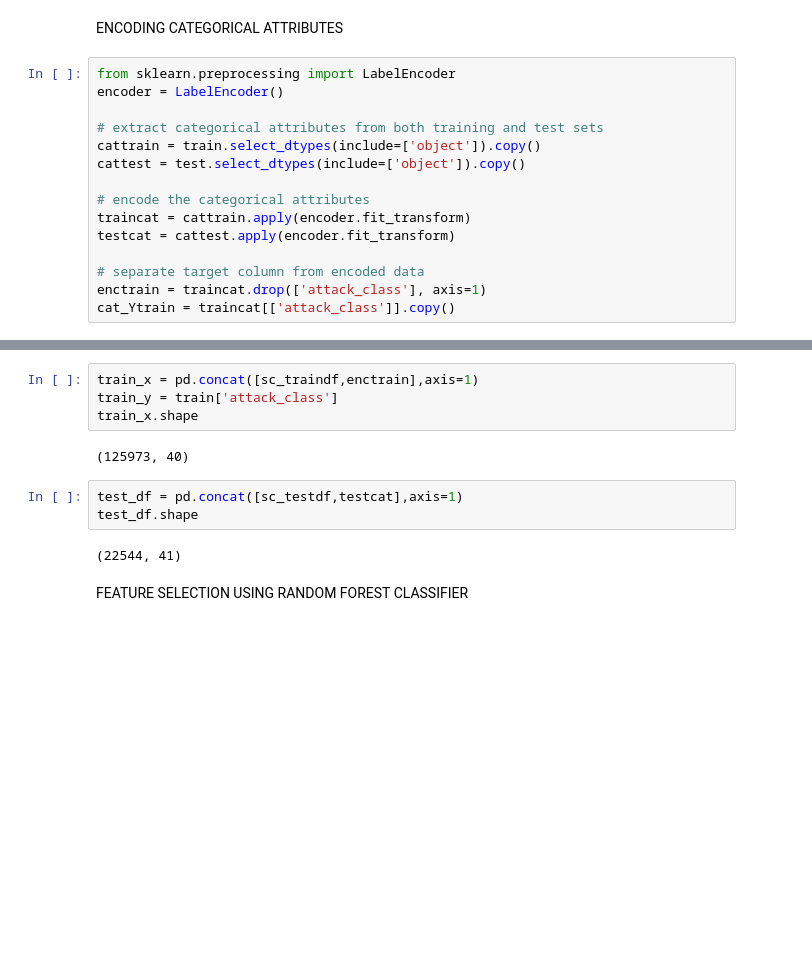
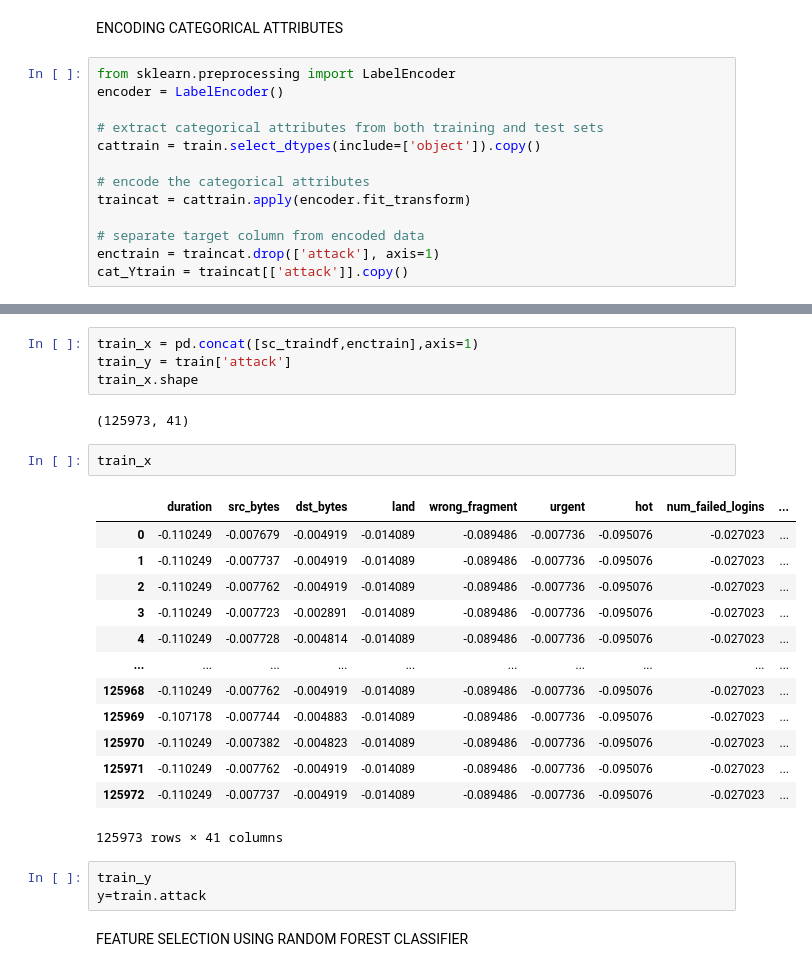
Before and after one commit to Logeshwari-2001/Anomaly, a Jupyter notebook: Anomaly_data_breach_final.ipynb, the cells around one changed output, grey strips where cells are left out. Saved outputs shown, nothing was run; the diff lists cells and outputs as text; blank space fills up the shorter version.

```diff
--- a/Anomaly_data_breach_final.ipynb
+++ b/Anomaly_data_breach_final.ipynb
@@ -213,12 +188,10 @@ encoder = LabelEncoder()
 
 # extract categorical attributes from both training and test sets
 cattrain = train.select_dtypes(include=['object']).copy()
-cattest = test.select_dtypes(include=['object']).copy()
 
 # encode the categorical attributes
 traincat = cattrain.apply(encoder.fit_transform)
-testcat = cattest.apply(encoder.fit_transform)
 
 # separate target column from encoded data
-enctrain = traincat.drop(['attack_class'], axis=1)
-cat_Ytrain = traincat[['attack_class']].copy()
+enctrain = traincat.drop(['attack'], axis=1)
+cat_Ytrain = traincat[['attack']].copy()
@@ -225,14 +226,28 @@ cat_Ytrain = traincat[['attack_class']].copy()
 # %%
 train_x = pd.concat([sc_traindf,enctrain],axis=1)
-train_y = train['attack_class']
+train_y = train['attack']
 train_x.shape
 # %% [output]
-(125973, 40)
+(125973, 41)
-# %%
-test_df = pd.concat([sc_testdf,testcat],axis=1)
-test_df.shape
-# %% [output]
-(22544, 41)
+# %%
+train_x
+# %% [output]
+|  | duration | src_bytes | dst_bytes | land | wrong_fragment | urgent | hot | num_failed_logins | ... |
+| 0 | -0.110249 | -0.007679 | -0.004919 | -0.014089 | -0.089486 | -0.007736 | -0.095076 | -0.027023 | ... |
+| 1 | -0.110249 | -0.007737 | -0.004919 | -0.014089 | -0.089486 | -0.007736 | -0.095076 | -0.027023 | ... |
+| 2 | -0.110249 | -0.007762 | -0.004919 | -0.014089 | -0.089486 | -0.007736 | -0.095076 | -0.027023 | ... |
+| 3 | -0.110249 | -0.007723 | -0.002891 | -0.014089 | -0.089486 | -0.007736 | -0.095076 | -0.027023 | ... |
+| 4 | -0.110249 | -0.007728 | -0.004814 | -0.014089 | -0.089486 | -0.007736 | -0.095076 | -0.027023 | ... |
+| ... | ... | ... | ... | ... | ... | ... | ... | ... | ... |
+| 125968 | -0.110249 | -0.007762 | -0.004919 | -0.014089 | -0.089486 | -0.007736 | -0.095076 | -0.027023 | ... |
+| 125969 | -0.107178 | -0.007744 | -0.004883 | -0.014089 | -0.089486 | -0.007736 | -0.095076 | -0.027023 | ... |
+| 125970 | -0.110249 | -0.007382 | -0.004823 | -0.014089 | -0.089486 | -0.007736 | -0.095076 | -0.027023 | ... |
+| 125971 | -0.110249 | -0.007762 | -0.004919 | -0.014089 | -0.089486 | -0.007736 | -0.095076 | -0.027023 | ... |
+| 125972 | -0.110249 | -0.007737 | -0.004919 | -0.014089 | -0.089486 | -0.007736 | -0.095076 | -0.027023 | ... |
+125973 rows × 41 columns
+# %%
+train_y
+y=train.attack
 # %% [markdown]
 FEATURE SELECTION USING RANDOM FOREST CLASSIFIER
 # %%
```
Also changed, not shown: parts of 31 cells of this notebook.
